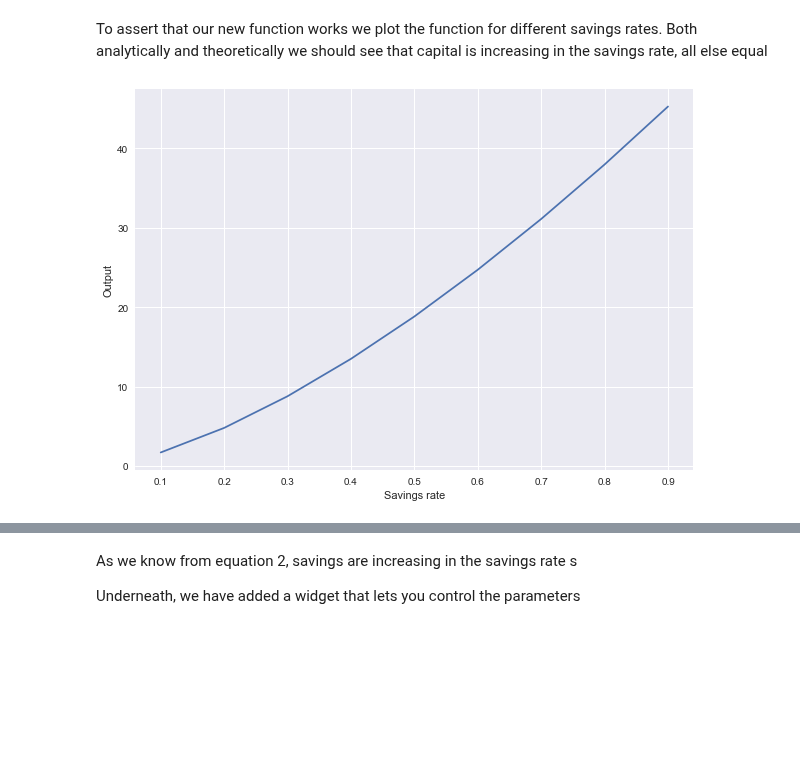
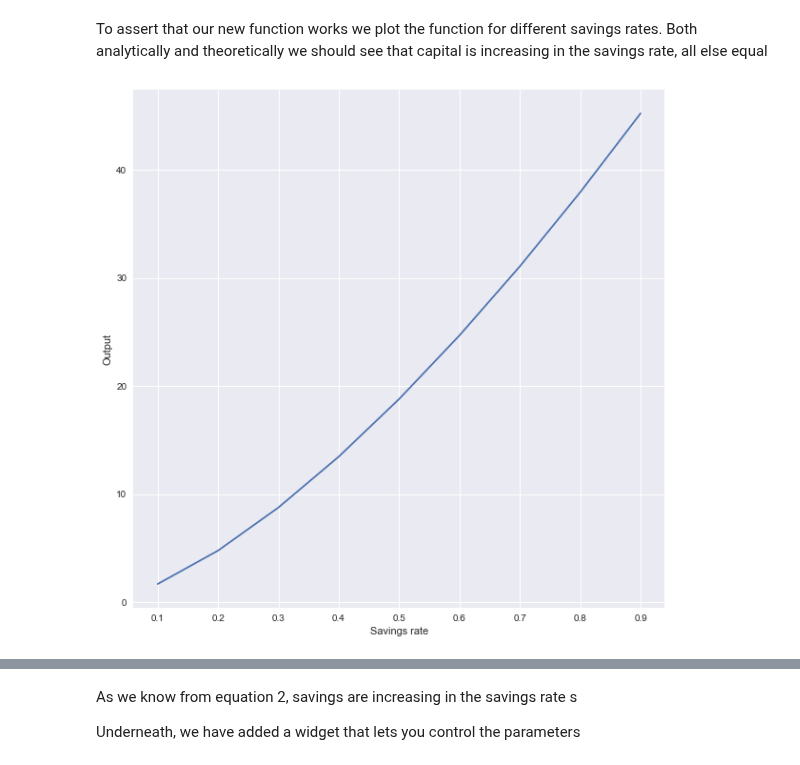
Before and after one commit to NumEconCopenhagen/projects-2020-1001numpyarrays, a Jupyter notebook: modelproject/modelproject.ipynb, the cells around one changed output, grey strips where cells are left out. Drawn from its saved outputs; the diff is of its cells as text; code cells hidden in the pictures; blank space fills up the shorter version.

```diff
--- a/modelproject/modelproject.ipynb
+++ b/modelproject/modelproject.ipynb
@@ -173,17 +173,17 @@ To assert that our new function works we plot the function for different savings
 # %%
 # Investigating the relationship between the savings rate and output
 delta= 0.05
 n= 0.02
 A= 1
 savings_vec = np.array([0.1,0.2,0.3,0.4,0.5,0.6,0.7,0.8,0.9])
 alpha = 0.33
 steady_state_capital_func(delta,n,A,savings_vec,alpha)
-plt.figure(figsize=(10,7))
+plt.figure(figsize=(10,10))
 plt.xlabel("Savings rate")
 plt.ylabel("Output")
 plt.plot(savings_vec,steady_state_capital_func(delta,n,A,savings_vec,alpha));
 # %% [output]
-[figure, old version]
+[figure, new version]
 # %%
 def solow_graph_1(k,delta,n,A,s,alpha):
     """  Defines the parametrical relationships of steady state output as it is given in the Solow Model
```
Also changed, not shown: parts of 6 cells of this notebook.
